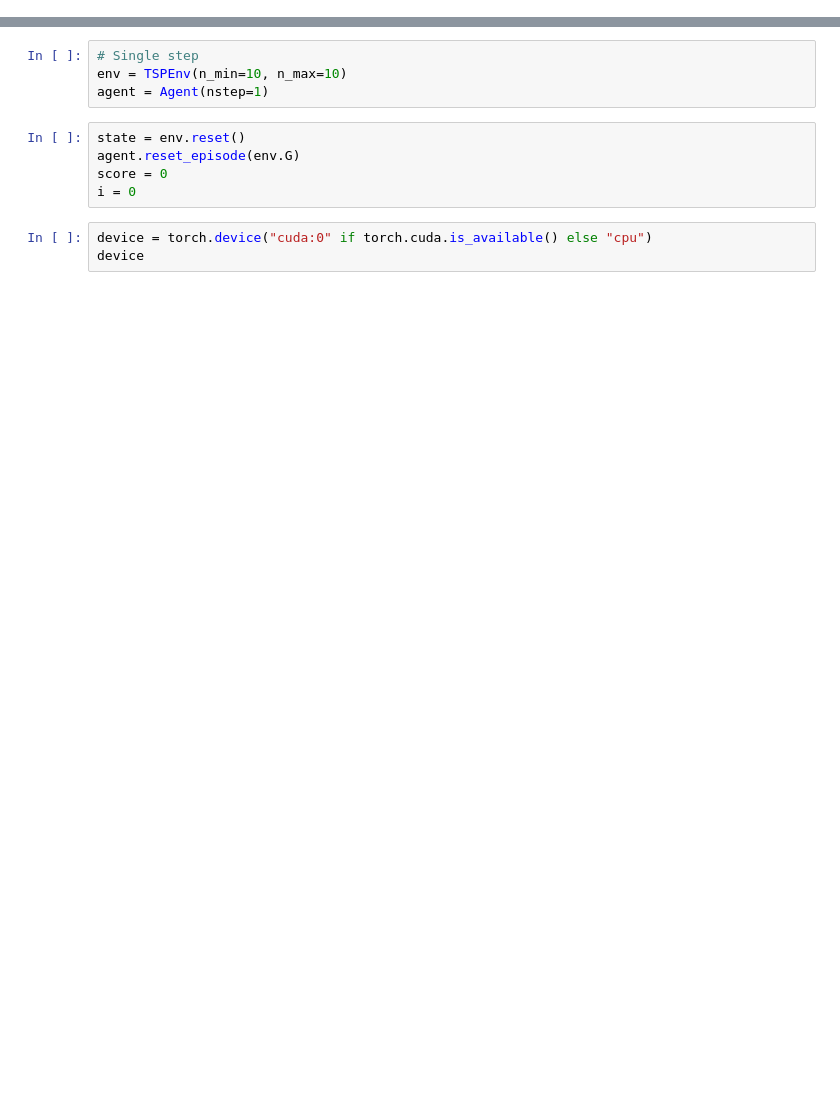
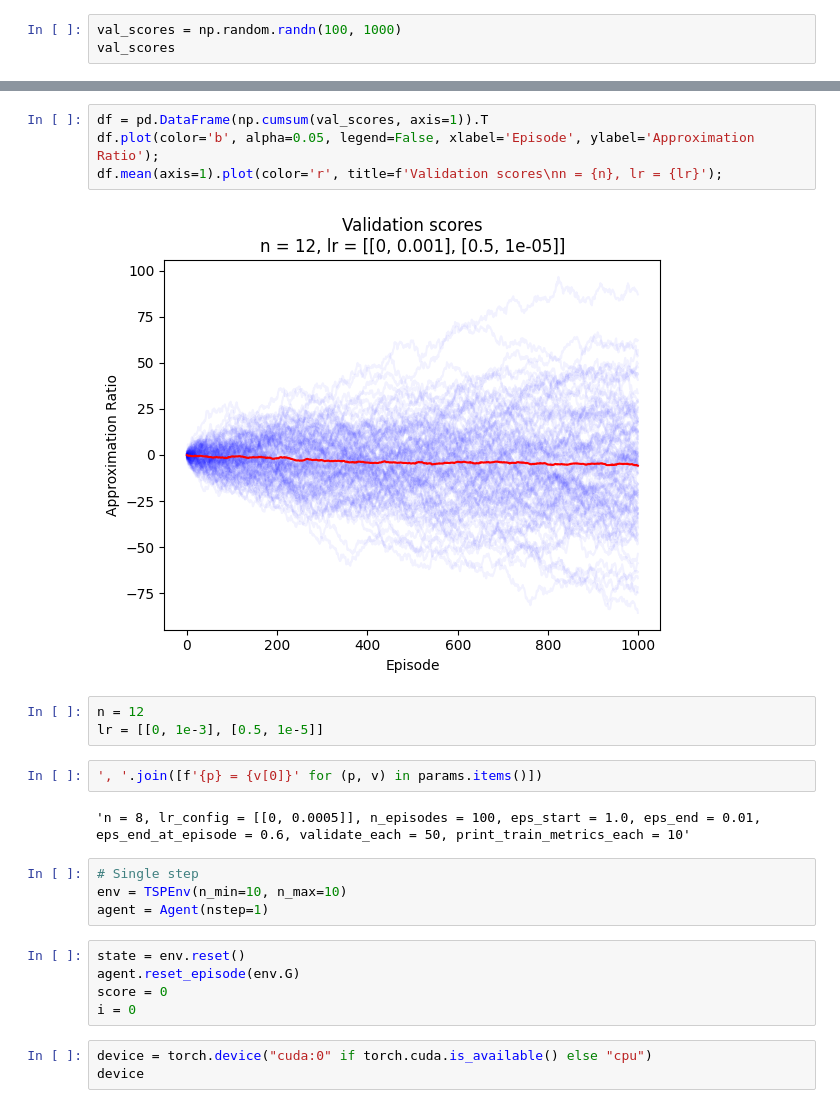
Before and after one commit to LIRA-UFRJ/s2v-dqn, a Jupyter notebook: TSP.ipynb, the cells around one changed output, grey strips where cells are left out. Drawn from its saved outputs; the diff is of its cells as text; blank space fills up the shorter version.

```diff
--- a/TSP.ipynb
+++ b/TSP.ipynb
@@ -24,0 +319,3 @@ from solver import solve, solve2
+# %%
+val_scores = np.random.randn(100, 1000)
+val_scores
@@ -25,3 +336,16 @@ from solver import solve, solve2
+# %%
+df = pd.DataFrame(np.cumsum(val_scores, axis=1)).T
+df.plot(color='b', alpha=0.05, legend=False, xlabel='Episode', ylabel='Approximation Ratio');
+df.mean(axis=1).plot(color='r', title=f'Validation scores\nn = {n}, lr = {lr}');
+# %% [output]
+[figure, added]
+# %%
+n = 12
+lr = [[0, 1e-3], [0.5, 1e-5]]
+# %%
+', '.join([f'{p} = {v[0]}' for (p, v) in params.items()])
+# %% [output]
+'n = 8, lr_config = [[0, 0.0005]], n_episodes = 100, eps_start = 1.0, eps_end = 0.01, eps_end_at_episode = 0.6, validate_each = 50, print_train_metrics_each = 10'
 # %%
 # Single step
 env = TSPEnv(n_min=10, n_max=10)
```
Also changed, not shown: parts of 69 cells of this notebook, 4 other files.
